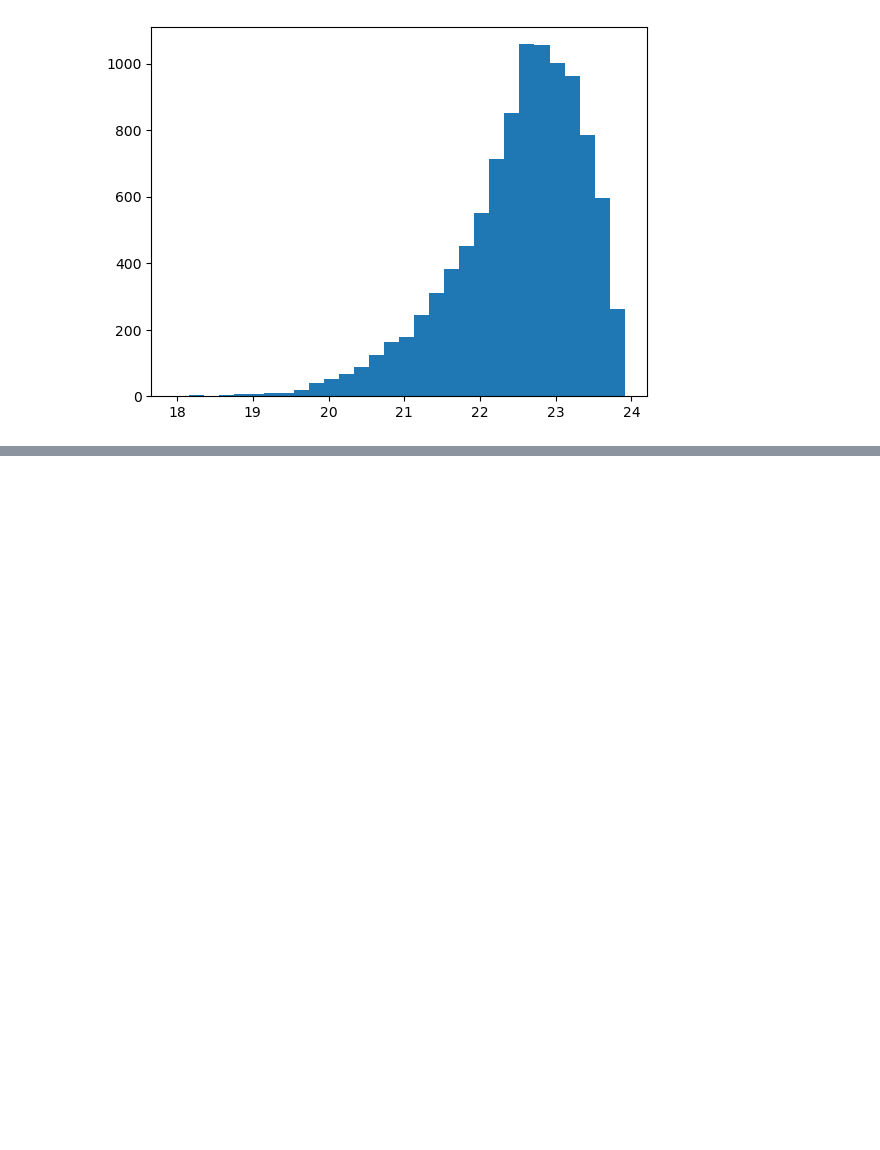
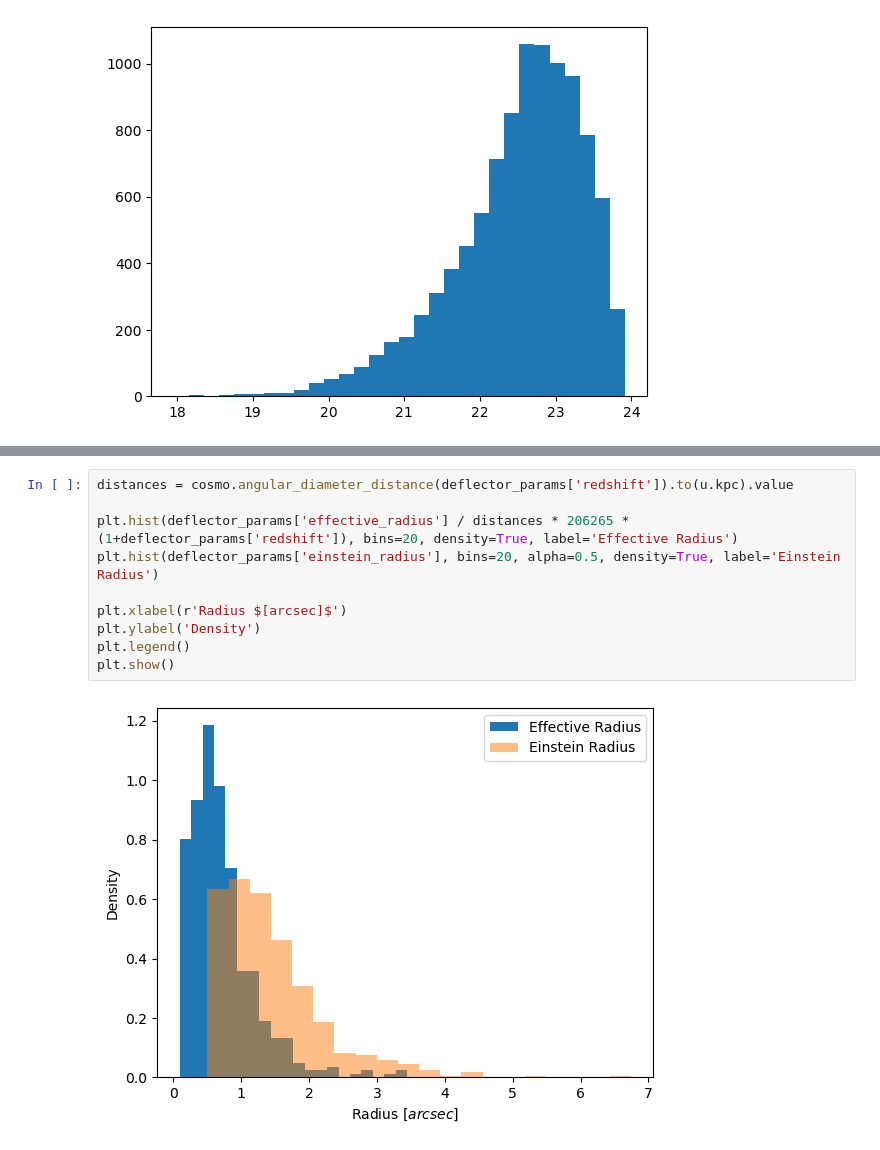
Before and after one commit to kl1ps3r/SED_inferred_color_images, a Jupyter notebook: temp_distributions.ipynb, the cells around one changed output, grey strips where cells are left out. Cells and saved outputs as stored; diff of their text form; blank space fills up the shorter version.

```diff
--- a/temp_distributions.ipynb
+++ b/temp_distributions.ipynb
@@ -171,0 +187,12 @@ plt.show()
+# %%
+distances = cosmo.angular_diameter_distance(deflector_params['redshift']).to(u.kpc).value
+
+plt.hist(deflector_params['effective_radius'] / distances * 206265 * (1+deflector_params['redshift']), bins=20, density=True, label='Effective Radius')
+plt.hist(deflector_params['einstein_radius'], bins=20, alpha=0.5, density=True, label='Einstein Radius')
+
+plt.xlabel(r'Radius $[arcsec]$')
+plt.ylabel('Density')
+plt.legend()
+plt.show()
+# %% [output]
+[figure, added]
```
Also changed, not shown: parts of 2 cells of this notebook, 2 other files.
